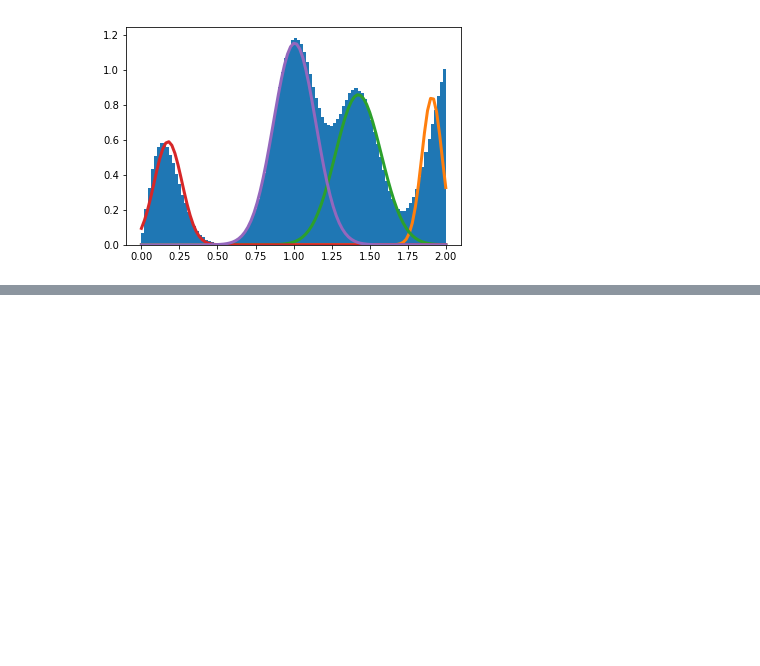
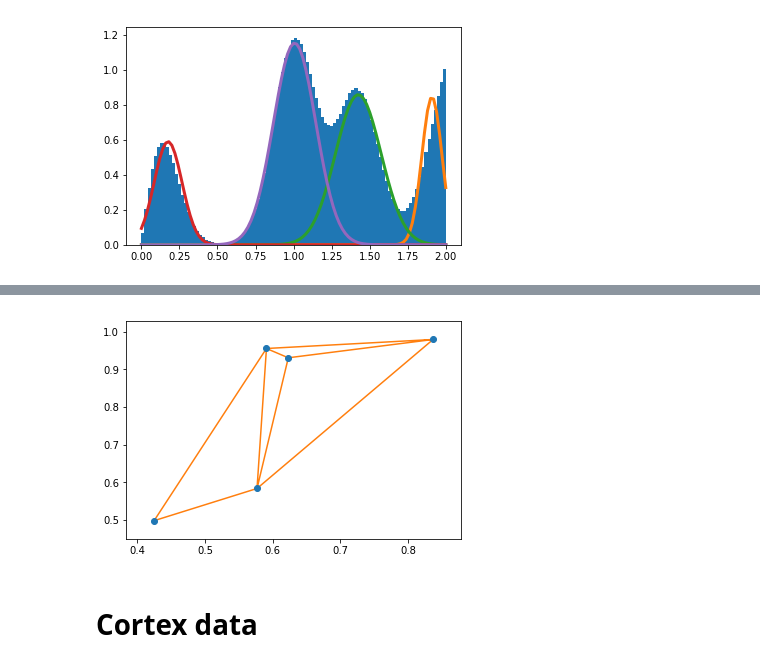
Before and after one commit to linnarsson-lab/FISHscale, a Jupyter notebook: Dot_distance_matrix.ipynb, the cells around one changed output, grey strips where cells are left out. Drawn from its saved outputs; the diff is of its cells as text; code cells hidden in the pictures; blank space fills up the shorter version.

```diff
--- a/Dot_distance_matrix.ipynb
+++ b/Dot_distance_matrix.ipynb
@@ -176,0 +207,7 @@ plotgauss4(histdist[1])
+# %%
+dela = scipy.spatial.Delaunay(five)
+scipy.spatial.delaunay_plot_2d(dela);
+# %% [output]
+[figure, added]
+# %% [markdown]
+# Cortex data
```
Also changed, not shown: parts of 21 cells of this notebook.
